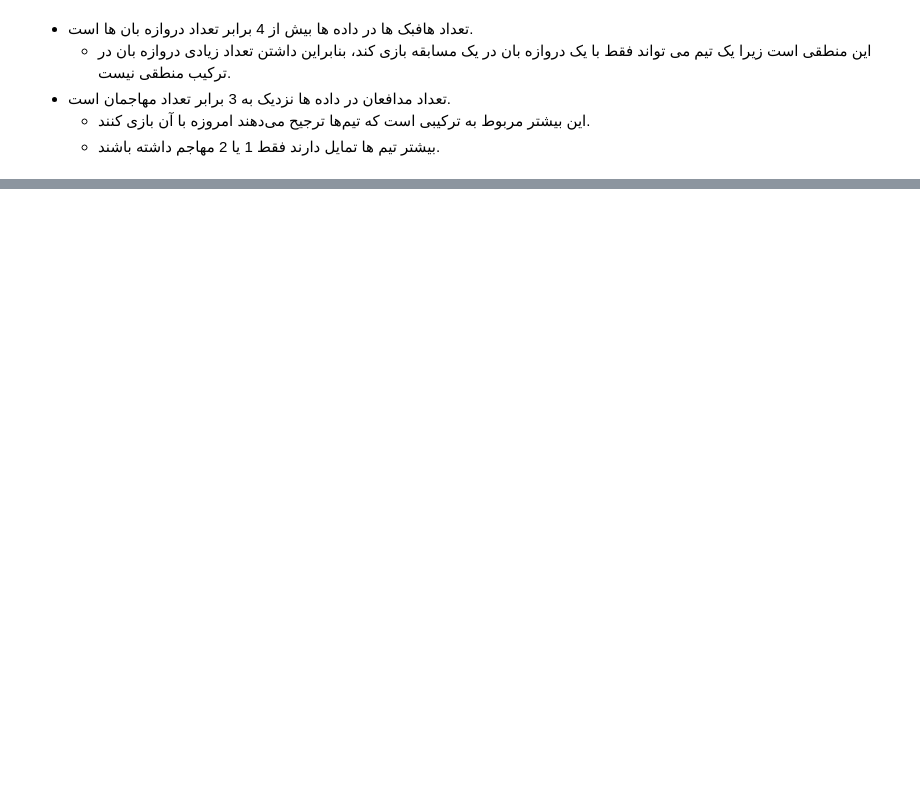
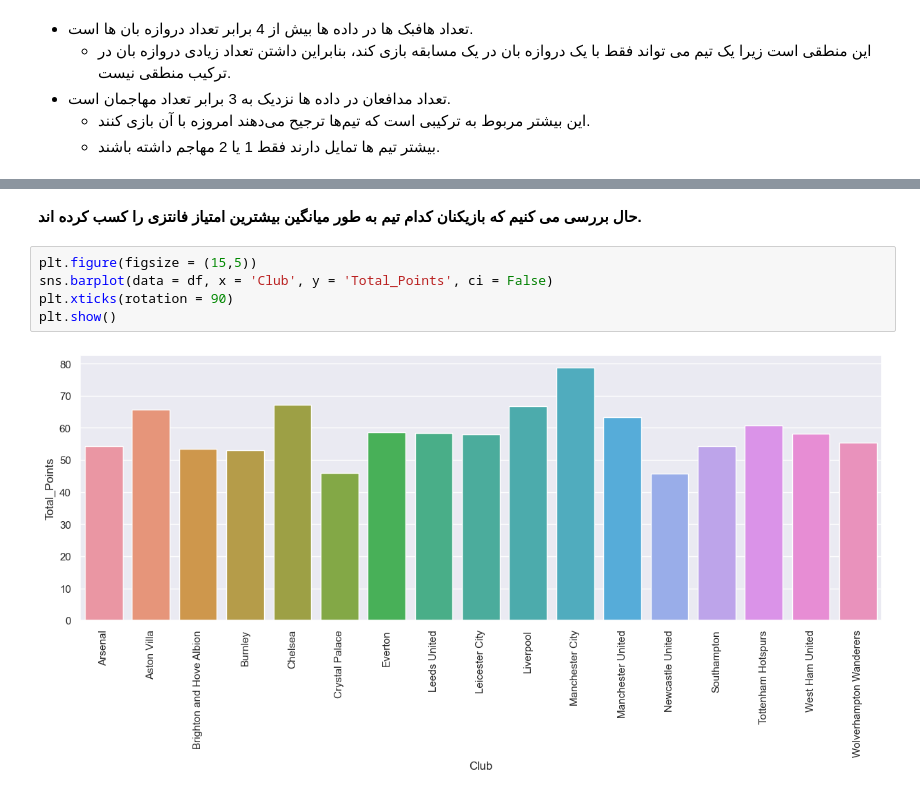
Before and after one commit to RmanAkbarzadeh/Fantasy-sport, a Jupyter notebook: fantasy_football.ipynb, the cells around one changed output, grey strips where cells are left out. Cells and saved outputs as stored; diff of their text form; blank space fills up the shorter version.

```diff
--- a/fantasy_football.ipynb
+++ b/fantasy_football.ipynb
@@ -393,0 +419,9 @@ labeled_barplot(df, 'Position')
+# %% [markdown]
+**حال بررسی می کنیم که بازیکنان کدام تیم به طور میانگین بیشترین امتیاز فانتزی را کسب کرده اند.**
+# %%
+plt.figure(figsize = (15,5))
+sns.barplot(data = df, x = 'Club', y = 'Total_Points', ci = False)
+plt.xticks(rotation = 90)
+plt.show()
+# %% [output]
+[figure, added]
```
Also changed, not shown: parts of 58 cells of this notebook.
